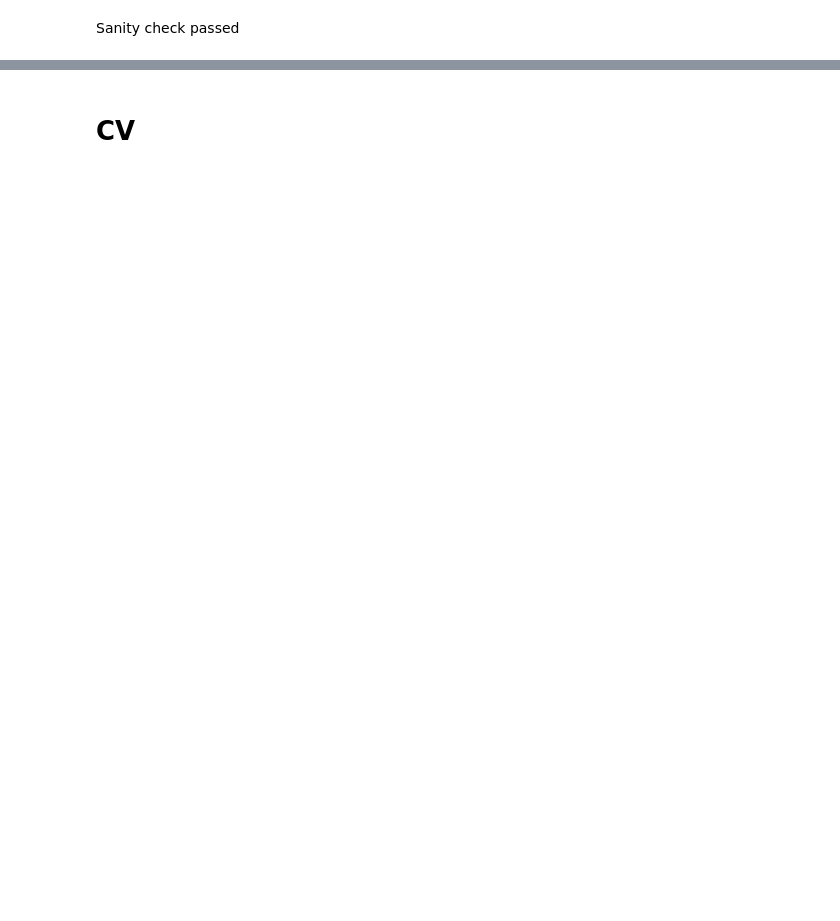
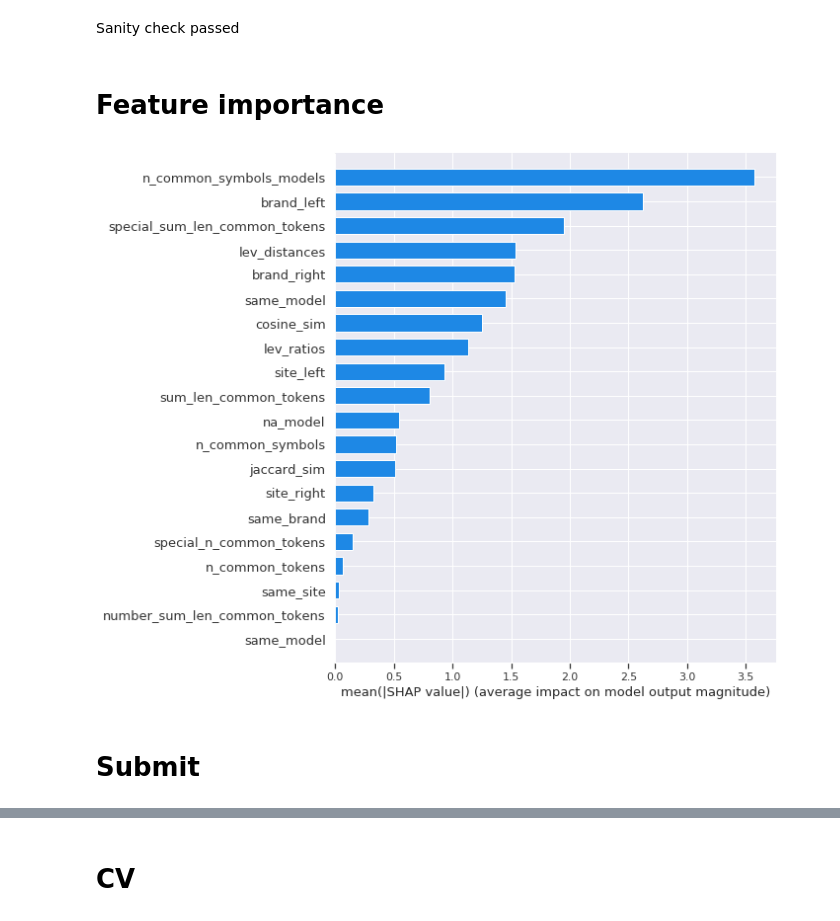
Before and after one commit to btseytlin/Sigmod-Competition, a Jupyter notebook: notebooks/cross_val.ipynb, the cells around one changed output, grey strips where cells are left out. Drawn from its saved outputs; the diff is of its cells as text; code cells hidden in the pictures; blank space fills up the shorter version.

```diff
--- a/notebooks/cross_val.ipynb
+++ b/notebooks/cross_val.ipynb
@@ -140,5 +189,5 @@ array([1, 0, 0, ..., 0, 0, 0])
 # %%
-model.train()
+model.train(precompute=False)
 # %% [output]
 Precomputing
 Making features
@@ -167,3 +210,5 @@ Train F1 0.9999886462981254
 weighted avg       1.00      1.00      1.00    297651
 # %% [markdown]
 Sanity check passed
+# %% [markdown]
+# Feature importance
@@ -170,2 +217,14 @@ Sanity check passed
+# %%
+explainer = shap.TreeExplainer(model.clf)
+# %%
+shap_values = explainer.shap_values(model.train_X)
+# %%
+feature_names = model.feature_names
+# %%
+shap.summary_plot(shap_values, model.train_X, plot_type="bar", feature_names=feature_names)
+# %% [output]
+[figure, added]
+# %% [markdown]
+# Submit
 # %%
 model.make_submission()
```
Also changed, not shown: parts of 53 cells of this notebook, 24 other files.
